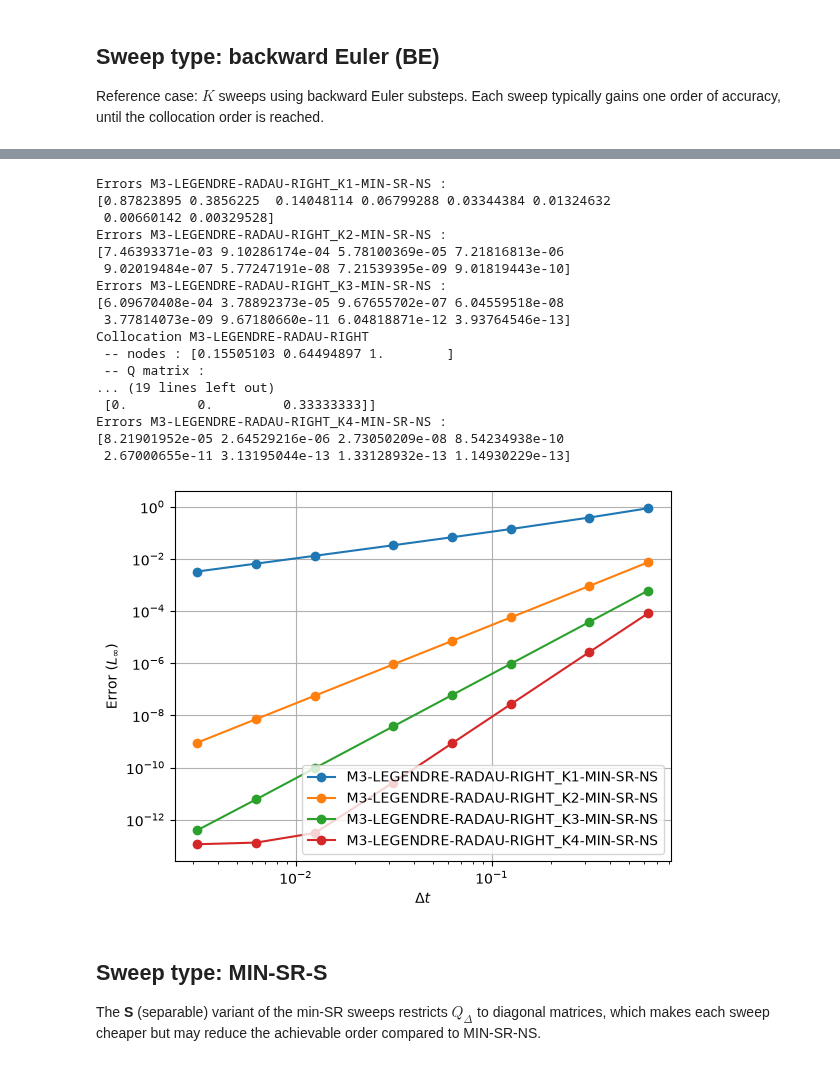
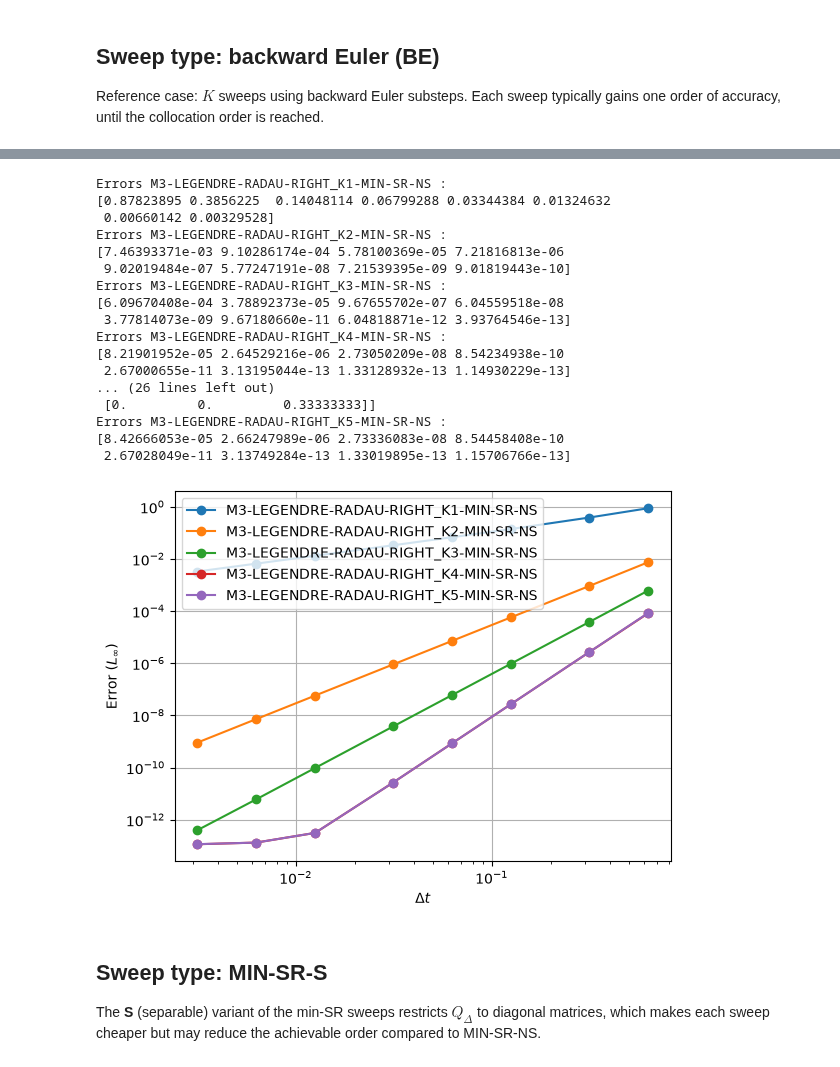
Before and after one commit to Parallel-in-Time/qmint, a Jupyter notebook: qmint/play/tibo/sdcConvergence.ipynb, the cells around one changed output, grey strips where cells are left out. Saved outputs shown, nothing was run; the diff lists cells and outputs as text; code cells hidden in the pictures.

```diff
--- a/qmint/play/tibo/sdcConvergence.ipynb
+++ b/qmint/play/tibo/sdcConvergence.ipynb
@@ -89,14 +89,16 @@ def convergenceRuns(nNodes, nodeType, quadType, nSweeps, sweepType, verbose=True
     plt.legend()
     python_print(f"Errors {label} :")
     python_print(errors)
+
+nSweepsMax = 5
 # %% [markdown]
 ## Sweep type: backward Euler (BE)
 
 Reference case: $K$ sweeps using backward Euler substeps. Each sweep typically gains one order
 of accuracy, until the collocation order is reached.
 # %%
-for nSweeps in range(1, 5):
-    convergenceRuns(3, "LEGENDRE", "RADAU-RIGHT", nSweeps, "BE", verbose=(nSweeps==4))
+for nSweeps in range(1, nSweepsMax+1):
+    convergenceRuns(3, "LEGENDRE", "RADAU-RIGHT", nSweeps, "BE", verbose=(nSweeps==nSweepsMax))
 # %% [output]
 Errors M3-LEGENDRE-RADAU-RIGHT_K1-BE :
 [0.53189579 0.31837071 0.14262607 0.07409804 0.0377678  0.0152825
@@ -123,27 +125,27 @@ Minion's *min-SR* sweeps use optimized $Q_\Delta$ matrices designed to increase
 order faster than plain backward Euler sweeps. The **NS** variant uses non-separable
 (lower-triangular, dense) $Q_\Delta$ matrices.
 # %%
-for nSweeps in range(1, 5):
-    convergenceRuns(3, "LEGENDRE", "RADAU-RIGHT", nSweeps, "MIN-SR-NS", verbose=(nSweeps==4))
+for nSweeps in range(1, nSweepsMax+1):
+    convergenceRuns(3, "LEGENDRE", "RADAU-RIGHT", nSweeps, "MIN-SR-NS", verbose=(nSweeps==nSweepsMax))
 # %% [output]
 Errors M3-LEGENDRE-RADAU-RIGHT_K1-MIN-SR-NS :
 [0.87823895 0.3856225  0.14048114 0.06799288 0.03344384 0.01324632
  0.00660142 0.00329528]
 Errors M3-LEGENDRE-RADAU-RIGHT_K2-MIN-SR-NS :
 [7.46393371e-03 9.10286174e-04 5.78100369e-05 7.21816813e-06
  9.02019484e-07 5.77247191e-08 7.21539395e-09 9.01819443e-10]
 Errors M3-LEGENDRE-RADAU-RIGHT_K3-MIN-SR-NS :
 [6.09670408e-04 3.78892373e-05 9.67655702e-07 6.04559518e-08
  3.77814073e-09 9.67180660e-11 6.04818871e-12 3.93764546e-13]
-Collocation M3-LEGENDRE-RADAU-RIGHT
- -- nodes : [0.15505103 0.64494897 1.        ]
- -- Q matrix :
-... (19 lines left out)
- [0.         0.         0.33333333]]
 Errors M3-LEGENDRE-RADAU-RIGHT_K4-MIN-SR-NS :
 [8.21901952e-05 2.64529216e-06 2.73050209e-08 8.54234938e-10
  2.67000655e-11 3.13195044e-13 1.33128932e-13 1.14930229e-13]
+... (26 lines left out)
+ [0.         0.         0.33333333]]
+Errors M3-LEGENDRE-RADAU-RIGHT_K5-MIN-SR-NS :
+[8.42666053e-05 2.66247989e-06 2.73336083e-08 8.54458408e-10
+ 2.67028049e-11 3.13749284e-13 1.33019895e-13 1.15706766e-13]
-[figure, old version]
+[figure, new version]
 # %% [markdown]
 ## Sweep type: MIN-SR-S
 
```
Also changed, not shown: parts of 4 cells of this notebook.
